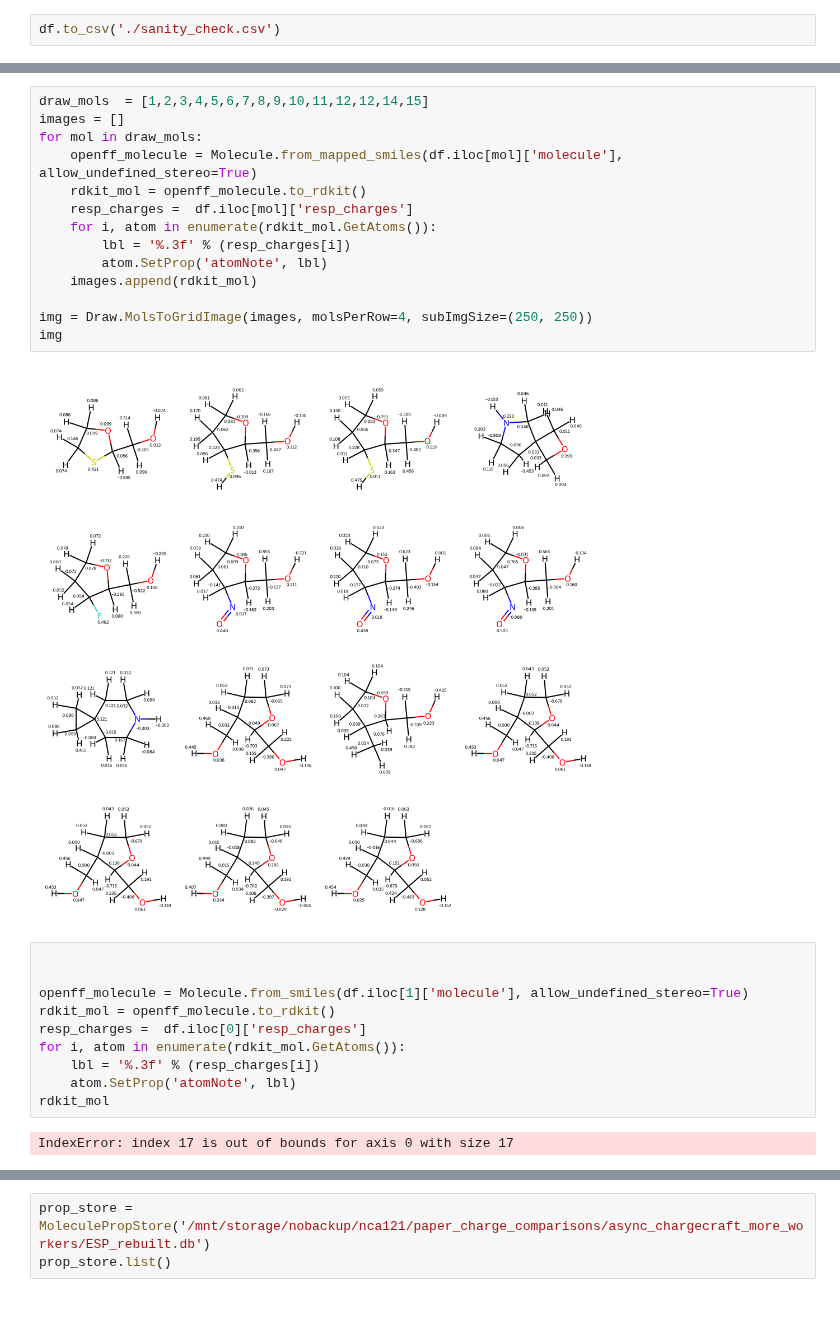
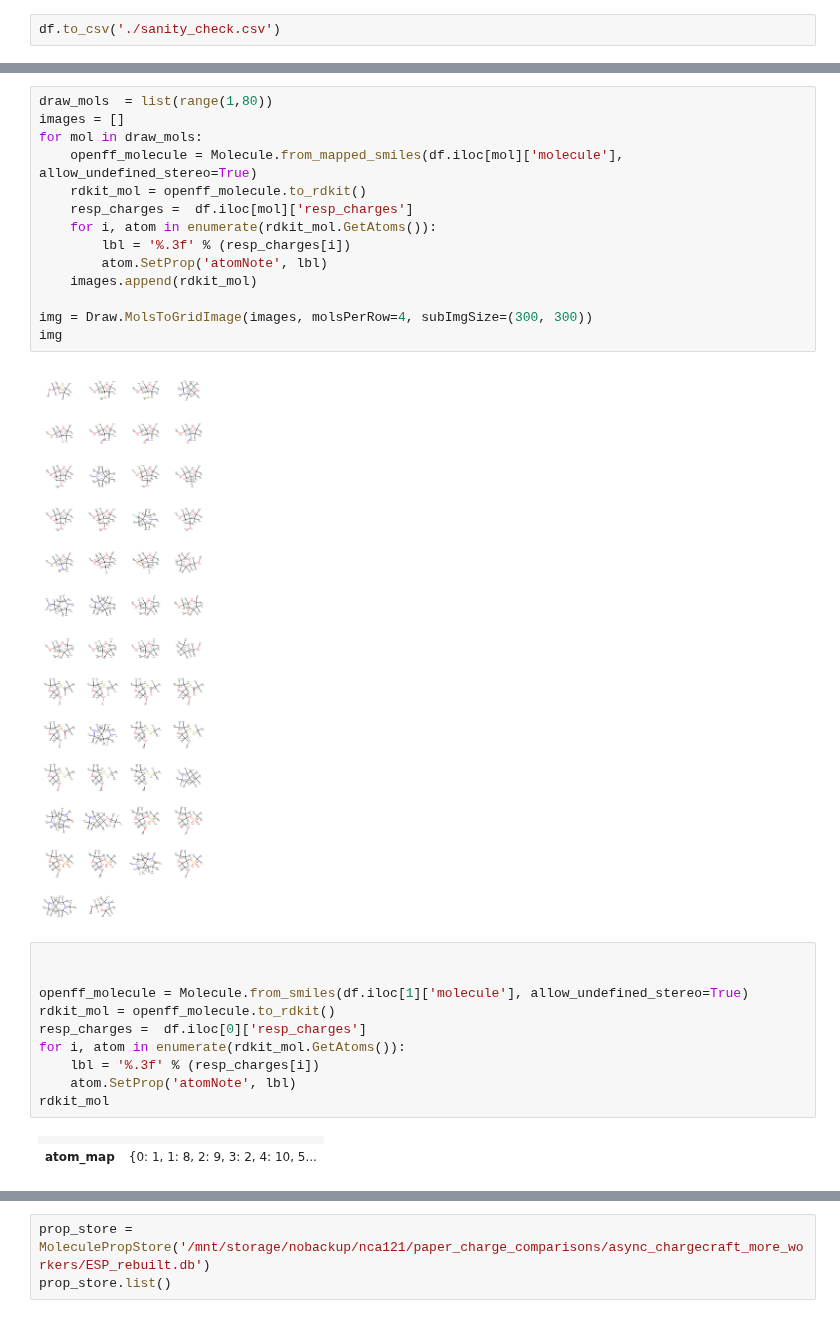
Before and after one commit to bismuthadams1/charge_paper, a Jupyter notebook: explore_parquet.ipynb, the cells around one changed output, grey strips where cells are left out. Saved outputs shown, nothing was run; the diff lists cells and outputs as text.

```diff
--- a/explore_parquet.ipynb
+++ b/explore_parquet.ipynb
@@ -134,20 +140,20 @@ grid                 [[-5.2719121305394046, -1.6892815450233547, -1...
 Name: 2, dtype: object
 # %%
-draw_mols  = [1,2,3,4,5,6,7,8,9,10,11,12,12,14,15]
+draw_mols  = list(range(1,80))
 images = []
 for mol in draw_mols:
     openff_molecule = Molecule.from_mapped_smiles(df.iloc[mol]['molecule'], allow_undefined_stereo=True)
     rdkit_mol = openff_molecule.to_rdkit()
     resp_charges =  df.iloc[mol]['resp_charges']
     for i, atom in enumerate(rdkit_mol.GetAtoms()):
         lbl = '%.3f' % (resp_charges[i])
         atom.SetProp('atomNote', lbl)
     images.append(rdkit_mol)
 
-img = Draw.MolsToGridImage(images, molsPerRow=4, subImgSize=(250, 250))
+img = Draw.MolsToGridImage(images, molsPerRow=4, subImgSize=(300, 300))
 img
 # %% [output]
-[figure, old version]
+[figure, new version]
 # %%
 
 
@@ -159,7 +165,8 @@ for i, atom in enumerate(rdkit_mol.GetAtoms()):
     atom.SetProp('atomNote', lbl)
 rdkit_mol
 # %% [output]
-IndexError: index 17 is out of bounds for axis 0 with size 17
+|  |  |
+| atom_map | {0: 1, 1: 8, 2: 9, 3: 2, 4: 10, 5... |
 # %%
 from chargecraft.storage.storage import MoleculePropRecord, MoleculePropStore
 from MultipoleNet import load_model, build_graph_batched, D_Q
```
Also changed, not shown: parts of 6 cells of this notebook, 1 other file.
